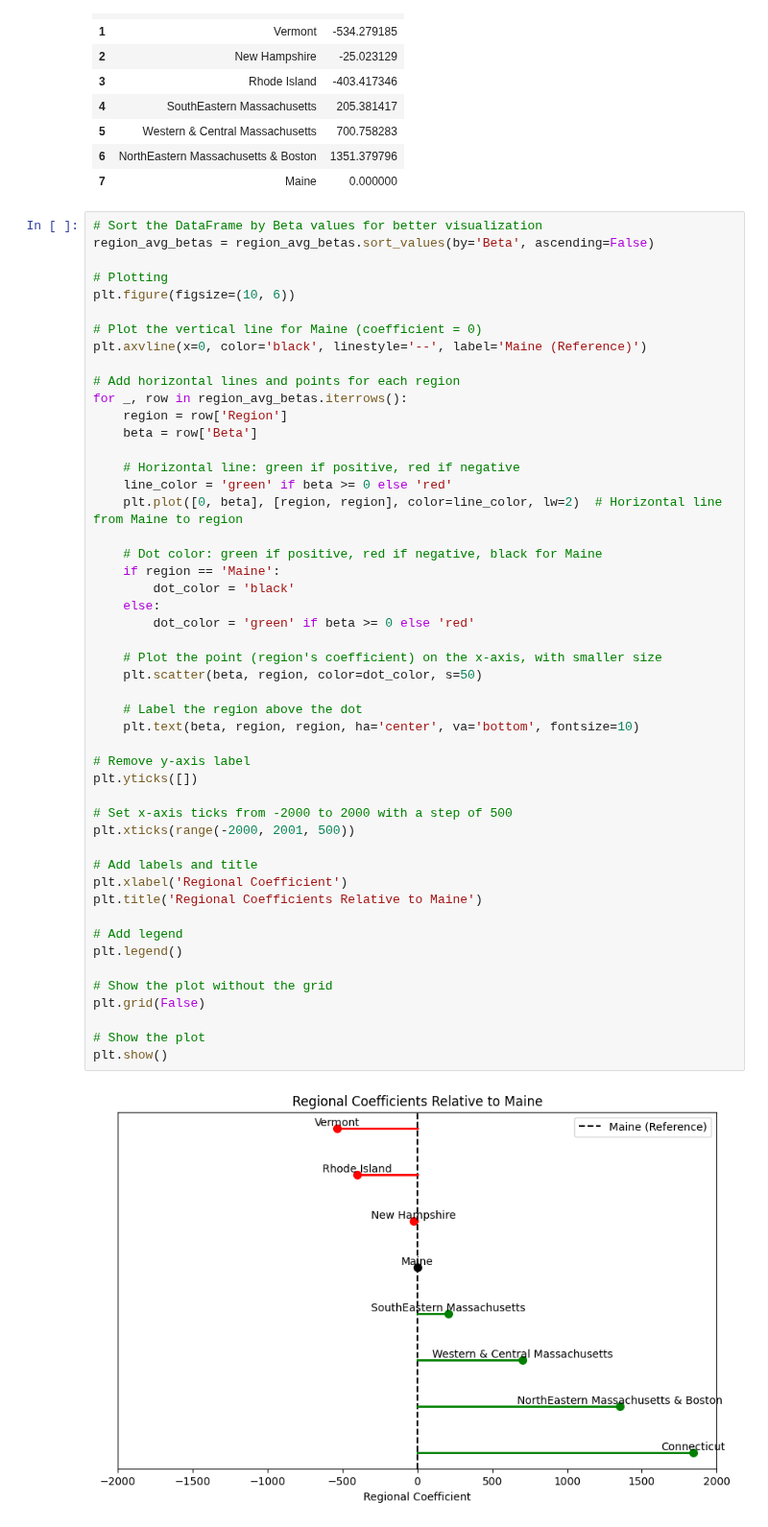
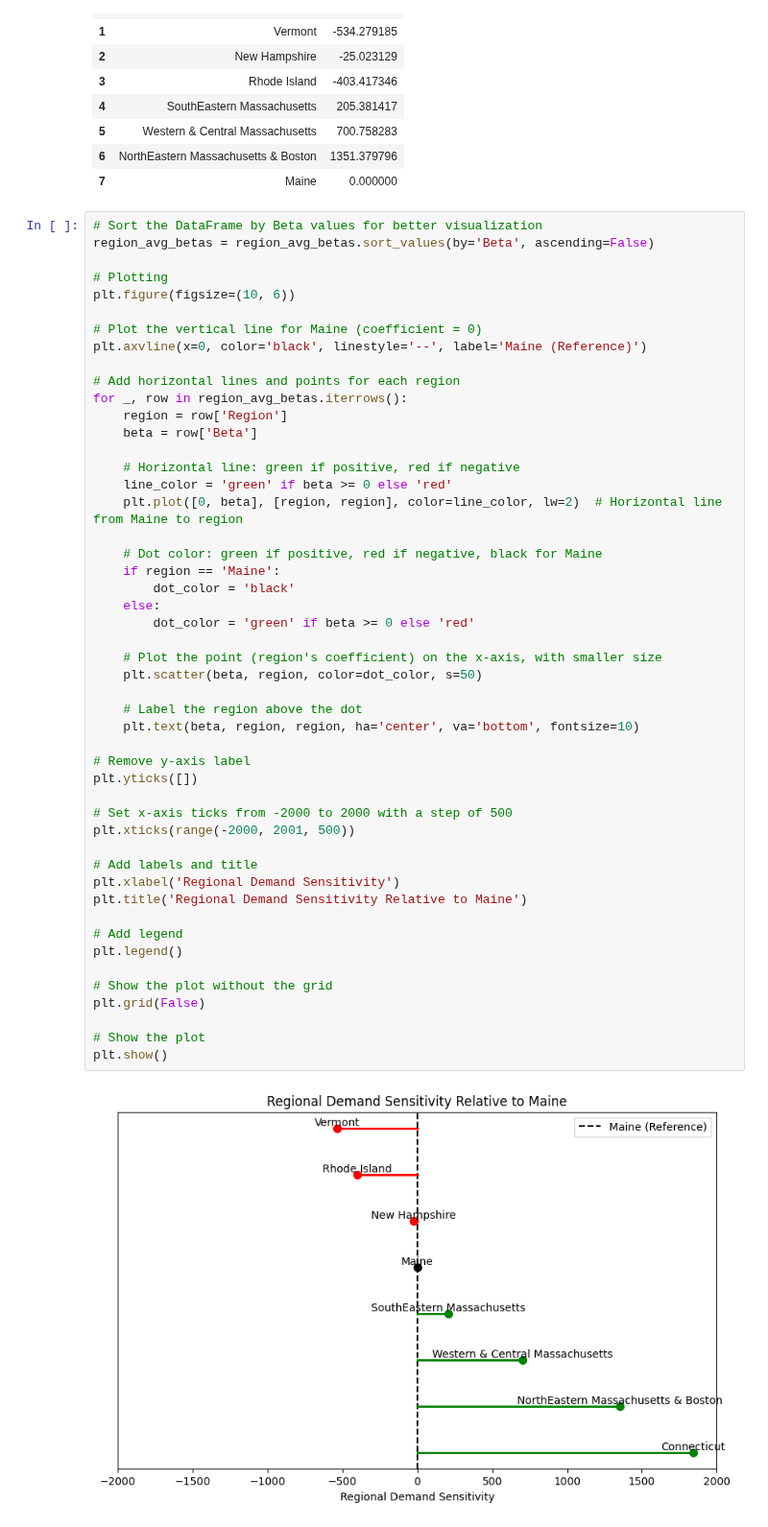
Before and after one commit to kevivuu/ECON323-project, a Jupyter notebook: Final Project.ipynb, the cells around one changed output. Shown at 96% size. Drawn from its saved outputs; the diff is of its cells as text.

```diff
--- a/Final Project.ipynb
+++ b/Final Project.ipynb
@@ -431,33 +427,33 @@ for _, row in region_avg_betas.iterrows():
 
     # Dot color: green if positive, red if negative, black for Maine
     if region == 'Maine':
         dot_color = 'black'
     else:
         dot_color = 'green' if beta >= 0 else 'red'
 
     # Plot the point (region's coefficient) on the x-axis, with smaller size
     plt.scatter(beta, region, color=dot_color, s=50)
 
     # Label the region above the dot
     plt.text(beta, region, region, ha='center', va='bottom', fontsize=10)
 
 # Remove y-axis label
 plt.yticks([])
 
 # Set x-axis ticks from -2000 to 2000 with a step of 500
 plt.xticks(range(-2000, 2001, 500))
 
 # Add labels and title
-plt.xlabel('Regional Coefficient')
-plt.title('Regional Coefficients Relative to Maine')
+plt.xlabel('Regional Demand Sensitivity')
+plt.title('Regional Demand Sensitivity Relative to Maine')
 
 # Add legend
 plt.legend()
 
 # Show the plot without the grid
 plt.grid(False)
 
 # Show the plot
 plt.show()
 # %% [output]
-[figure, old version]
+[figure, new version]
```
Also changed, not shown: parts of 3 cells of this notebook.
